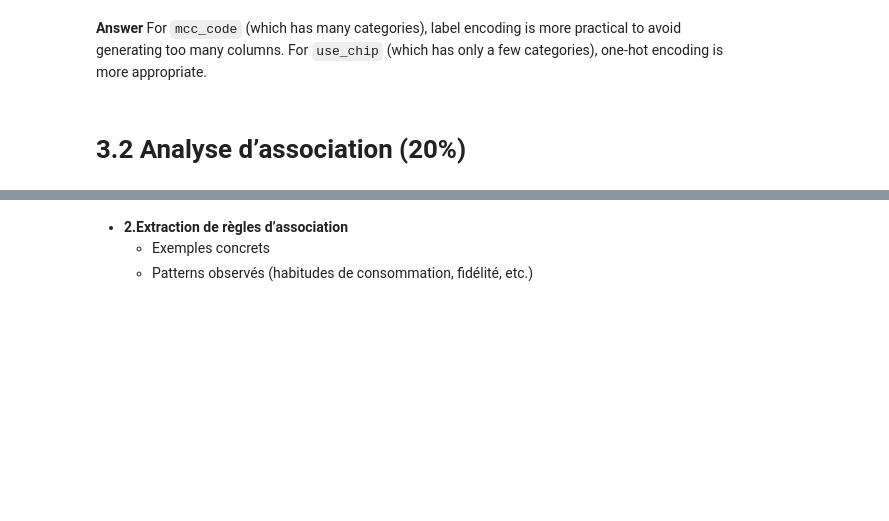
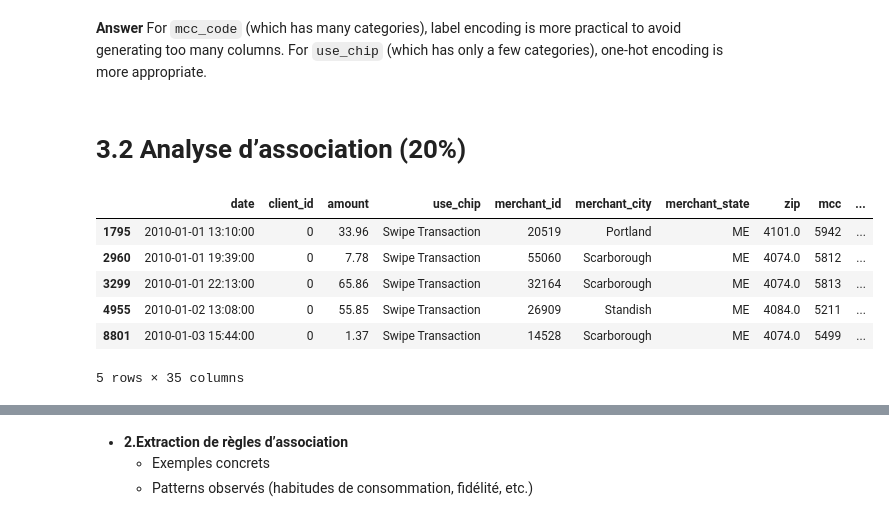
Before and after one commit to AnthonyGlaude/IFT599_TP1, a Jupyter notebook: plan_travail_IFT599_A25_TP1.ipynb, the cells around one changed output, grey strips where cells are left out. Cells and saved outputs as stored; diff of their text form; code cells hidden in the pictures; blank space fills up the shorter version.

```diff
--- a/plan_travail_IFT599_A25_TP1.ipynb
+++ b/plan_travail_IFT599_A25_TP1.ipynb
@@ -479,3 +479,13 @@ For `mcc_code` (which has many categories), label encoding is more practical to
 For `use_chip` (which has only a few categories), one-hot encoding is more appropriate.
 # %% [markdown]
 # 3.2  Analyse d’association (20%)
+# %%
+merged_df.head()
+# %% [output]
+|  | date | client_id | amount | use_chip | merchant_id | merchant_city | merchant_state | zip | mcc | ... |
+| 1795 | 2010-01-01 13:10:00 | 0 | 33.96 | Swipe Transaction | 20519 | Portland | ME | 4101.0 | 5942 | ... |
+| 2960 | 2010-01-01 19:39:00 | 0 | 7.78 | Swipe Transaction | 55060 | Scarborough | ME | 4074.0 | 5812 | ... |
+| 3299 | 2010-01-01 22:13:00 | 0 | 65.86 | Swipe Transaction | 32164 | Scarborough | ME | 4074.0 | 5813 | ... |
+| 4955 | 2010-01-02 13:08:00 | 0 | 55.85 | Swipe Transaction | 26909 | Standish | ME | 4084.0 | 5211 | ... |
+| 8801 | 2010-01-03 15:44:00 | 0 | 1.37 | Swipe Transaction | 14528 | Scarborough | ME | 4074.0 | 5499 | ... |
+5 rows × 35 columns
```
Also changed, not shown: parts of 13 cells of this notebook.
